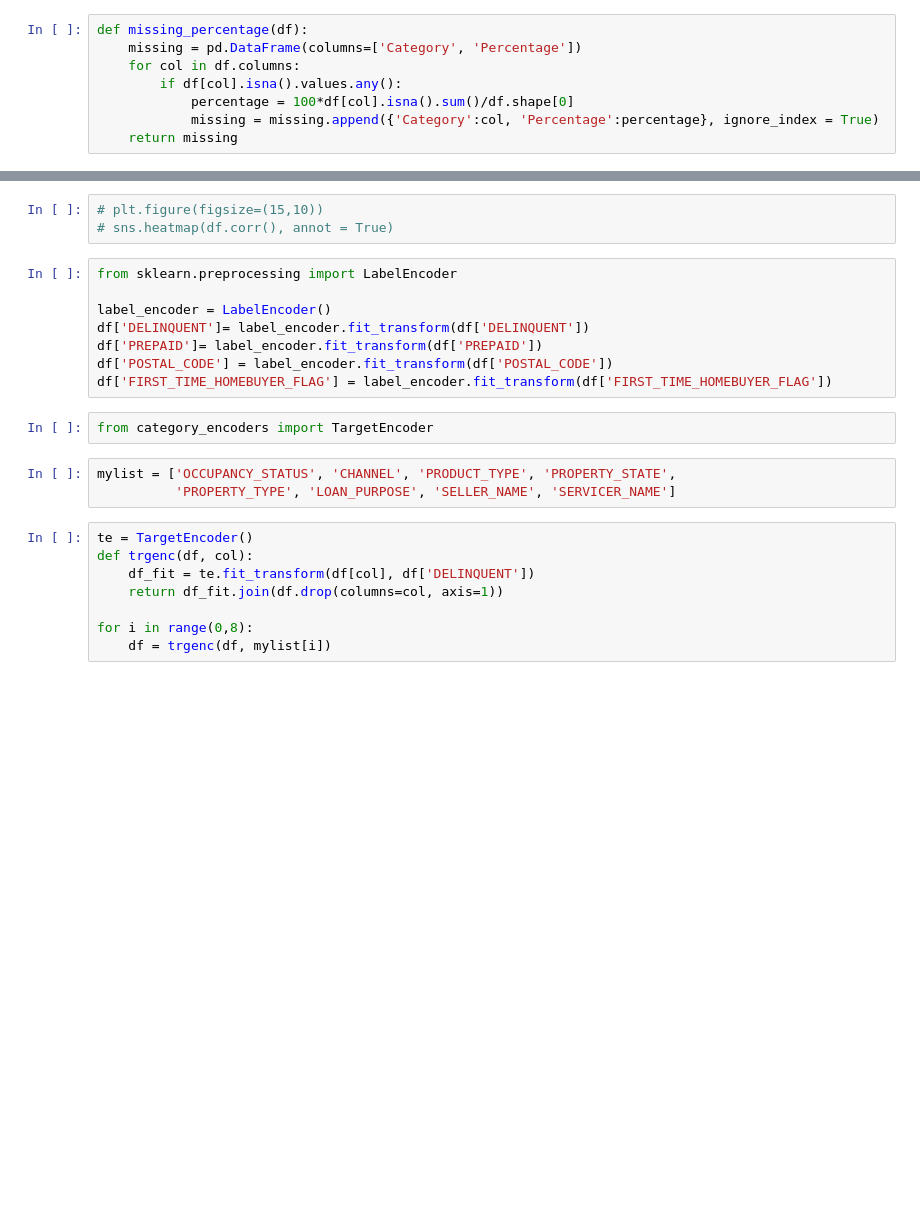
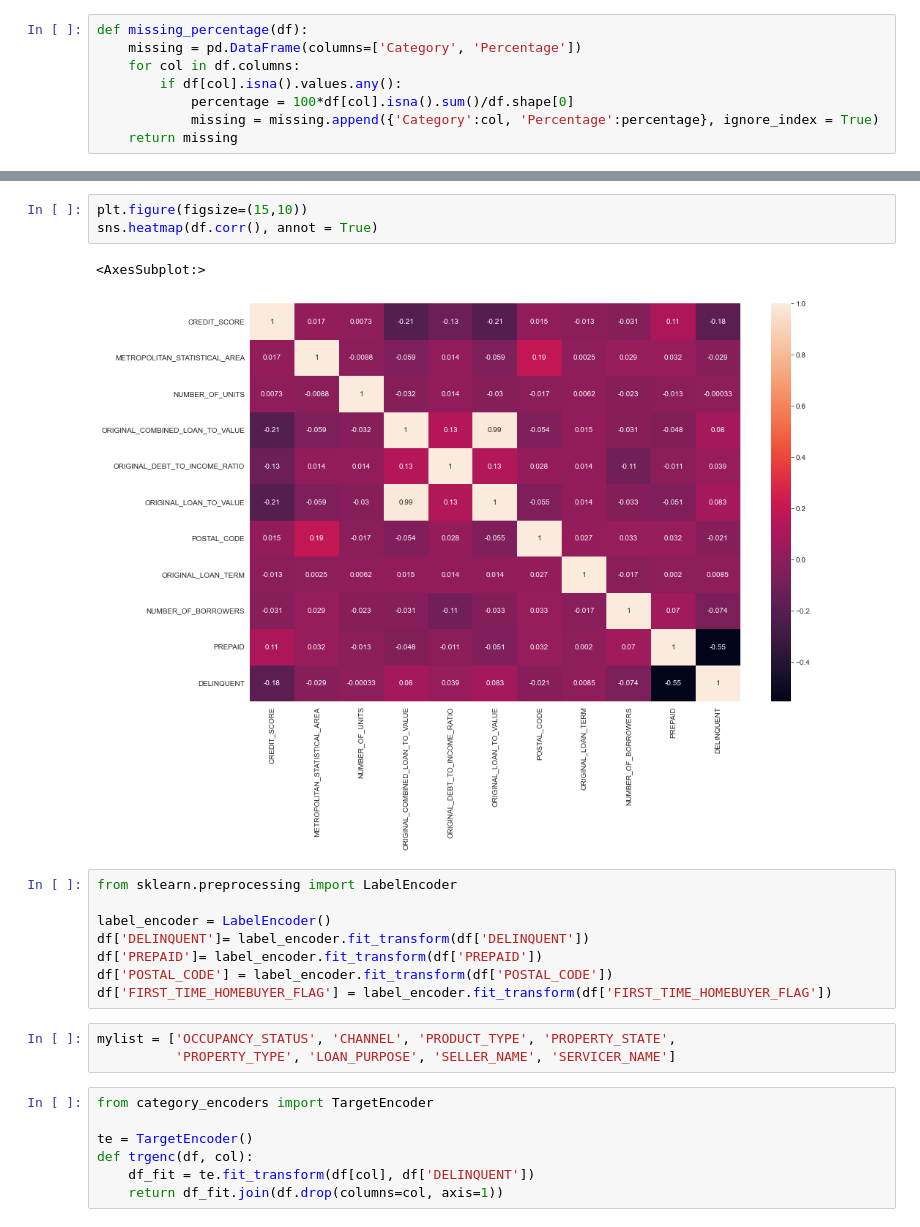
Before and after one commit to Tejasva99/dsProject, a Jupyter notebook: Loan Deliquency/Deliquency_classification.ipynb, the cells around one changed output, grey strips where cells are left out. Cells and saved outputs as stored; diff of their text form; blank space fills up the shorter version.

```diff
--- a/Loan Deliquency/Deliquency_classification.ipynb
+++ b/Loan Deliquency/Deliquency_classification.ipynb
@@ -58,6 +137,9 @@ df.FIRST_TIME_HOMEBUYER_FLAG.value_counts()
 # %%
-# plt.figure(figsize=(15,10))
-# sns.heatmap(df.corr(), annot = True)
+plt.figure(figsize=(15,10))
+sns.heatmap(df.corr(), annot = True)
+# %% [output]
+<AxesSubplot:>
+[figure, added]
 # %%
 from sklearn.preprocessing import LabelEncoder
 
@@ -66,16 +148,13 @@ df['DELINQUENT']= label_encoder.fit_transform(df['DELINQUENT'])
 df['PREPAID']= label_encoder.fit_transform(df['PREPAID'])
 df['POSTAL_CODE'] = label_encoder.fit_transform(df['POSTAL_CODE'])
 df['FIRST_TIME_HOMEBUYER_FLAG'] = label_encoder.fit_transform(df['FIRST_TIME_HOMEBUYER_FLAG'])
-# %%
-from category_encoders import TargetEncoder
 # %%
 mylist = ['OCCUPANCY_STATUS', 'CHANNEL', 'PRODUCT_TYPE', 'PROPERTY_STATE',
           'PROPERTY_TYPE', 'LOAN_PURPOSE', 'SELLER_NAME', 'SERVICER_NAME']
 # %%
+from category_encoders import TargetEncoder
+
 te = TargetEncoder()
 def trgenc(df, col):
     df_fit = te.fit_transform(df[col], df['DELINQUENT'])
     return df_fit.join(df.drop(columns=col, axis=1))
-
-for i in range(0,8):
-    df = trgenc(df, mylist[i])
```
Also changed, not shown: parts of 52 cells of this notebook.
